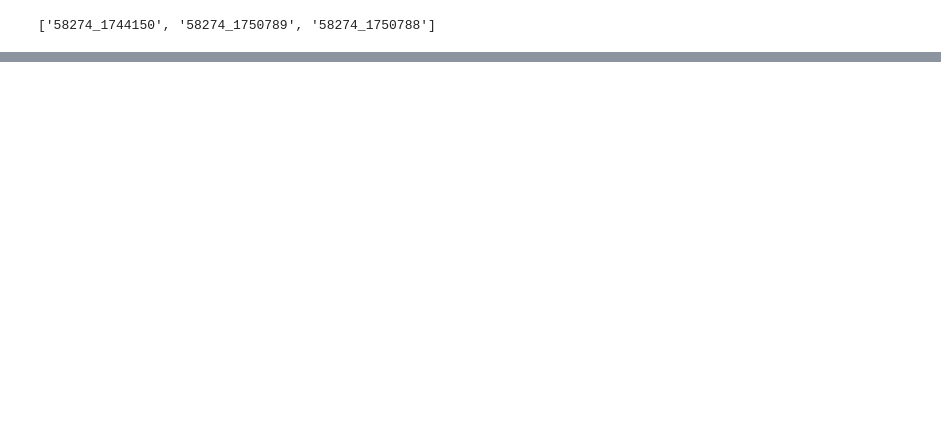
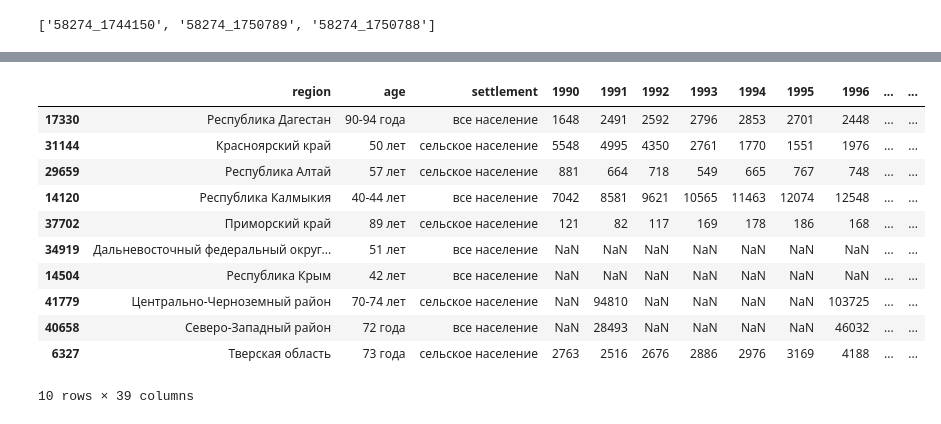
Before and after one commit to Derniska/fedstatt_parser, a Jupyter notebook: indicators.ipynb, the cells around one changed output, grey strips where cells are left out. Cells and saved outputs as stored; diff of their text form; code cells hidden in the pictures; blank space fills up the shorter version.

```diff
--- a/indicators.ipynb
+++ b/indicators.ipynb
@@ -172,3 +192,29 @@ print(response.status_code, response.headers)
 #Save the excel data
 with open("regions.xls", "wb") as file:
     file.write(response.content)
+# %%
+df = pd.read_excel("regions.xls", header = 2)
+# %%
+df.drop([df.columns[0], df.columns[4]], axis = 1, inplace = True)
+df.drop(0, axis = 0, inplace = True)
+# %%
+df.rename(columns = {
+    'Unnamed: 1' : "region",
+    "Unnamed: 2" : "age",
+    "Unnamed: 3" : "settlement"
+    }, inplace = True)
+# %%
+df.sample(10)
+# %% [output]
+|  | region | age | settlement | 1990 | 1991 | 1992 | 1993 | 1994 | 1995 | 1996 | ... | ... |
+| 17330 | Республика Дагестан | 90-94 года | все население | 1648 | 2491 | 2592 | 2796 | 2853 | 2701 | 2448 | ... | ... |
+| 31144 | Красноярский край | 50 лет | сельское население | 5548 | 4995 | 4350 | 2761 | 1770 | 1551 | 1976 | ... | ... |
+| 29659 | Республика Алтай | 57 лет | сельское население | 881 | 664 | 718 | 549 | 665 | 767 | 748 | ... | ... |
+| 14120 | Республика Калмыкия | 40-44 лет | все население | 7042 | 8581 | 9621 | 10565 | 11463 | 12074 | 12548 | ... | ... |
+| 37702 | Приморский край | 89 лет | сельское население | 121 | 82 | 117 | 169 | 178 | 186 | 168 | ... | ... |
+| 34919 | Дальневосточный федеральный округ... | 51 лет | все население | NaN | NaN | NaN | NaN | NaN | NaN | NaN | ... | ... |
+| 14504 | Республика Крым | 42 лет | все население | NaN | NaN | NaN | NaN | NaN | NaN | NaN | ... | ... |
+| 41779 | Центрально-Черноземный район | 70-74 лет | сельское население | NaN | 94810 | NaN | NaN | NaN | NaN | 103725 | ... | ... |
+| 40658 | Северо-Западный район | 72 года | все население | NaN | 28493 | NaN | NaN | NaN | NaN | 46032 | ... | ... |
+| 6327 | Тверская область | 73 года | сельское население | 2763 | 2516 | 2676 | 2886 | 2976 | 3169 | 4188 | ... | ... |
+10 rows × 39 columns
```
Also changed, not shown: parts of 7 cells of this notebook.
